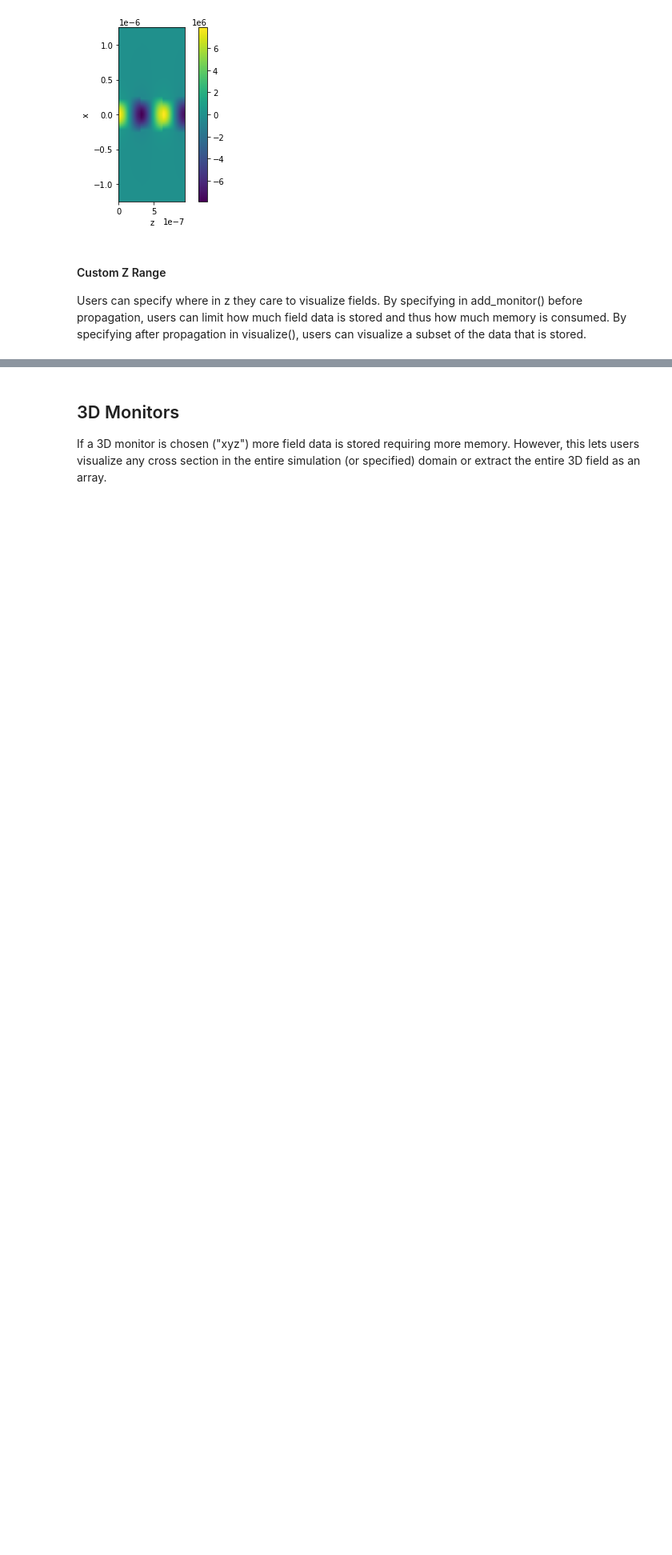
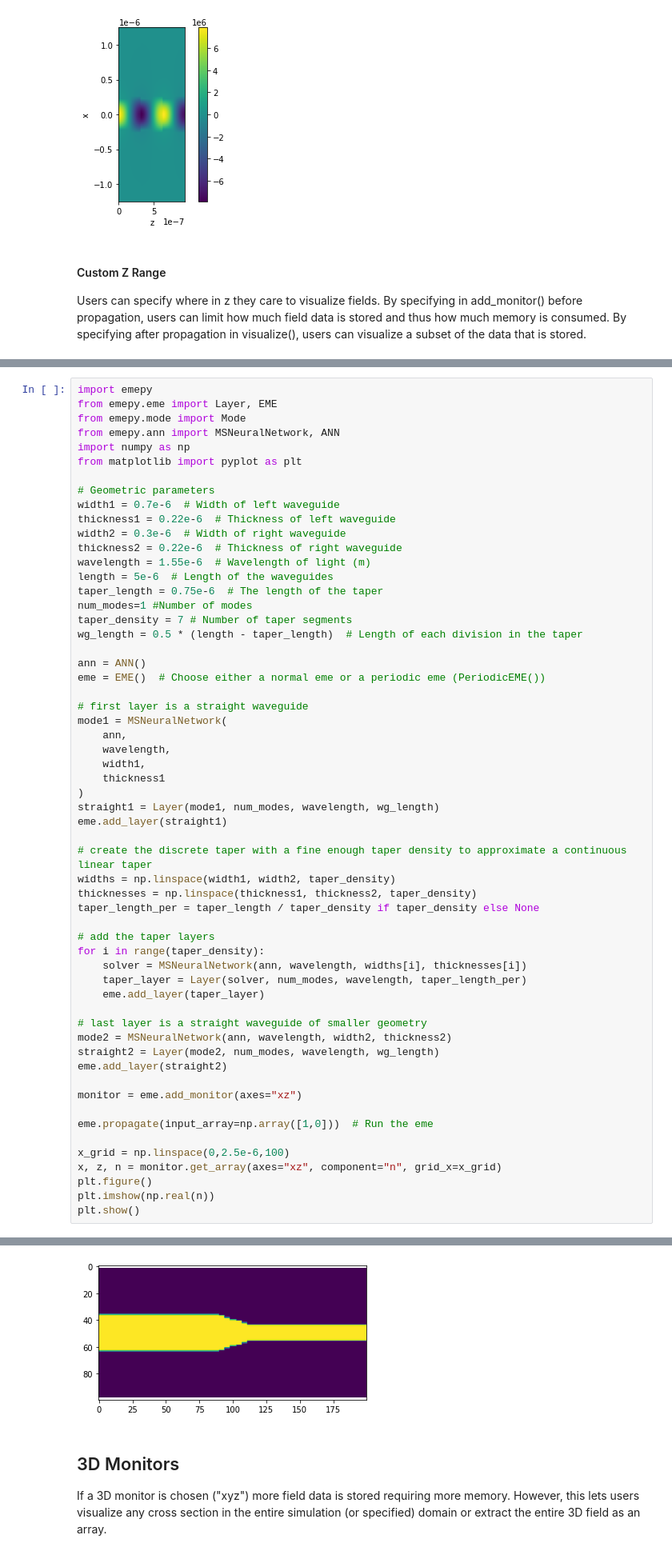
Before and after one commit to BYUCamachoLab/emepy, a Jupyter notebook: examples/tutorials/monitors.ipynb, the cells around one changed output, grey strips where cells are left out. Shown: that part at 80% size. Drawn from its saved outputs; the diff is of its cells as text; blank space fills up the shorter version.

```diff
--- a/examples/tutorials/monitors.ipynb
+++ b/examples/tutorials/monitors.ipynb
@@ -195,0 +200,59 @@ plt.show()
+# %%
+import emepy
+from emepy.eme import Layer, EME
+from emepy.mode import Mode
+from emepy.ann import MSNeuralNetwork, ANN
+import numpy as np
+from matplotlib import pyplot as plt
+
+# Geometric parameters
+width1 = 0.7e-6  # Width of left waveguide
+thickness1 = 0.22e-6  # Thickness of left waveguide
+width2 = 0.3e-6  # Width of right waveguide
+thickness2 = 0.22e-6  # Thickness of right waveguide
+wavelength = 1.55e-6  # Wavelength of light (m)
+length = 5e-6  # Length of the waveguides
+taper_length = 0.75e-6  # The length of the taper
+num_modes=1 #Number of modes
+taper_density = 7 # Number of taper segments
+wg_length = 0.5 * (length - taper_length)  # Length of each division in the taper
+
+ann = ANN()
+eme = EME()  # Choose either a normal eme or a periodic eme (PeriodicEME())
+
+# first layer is a straight waveguide
+mode1 = MSNeuralNetwork(
+    ann,
+    wavelength,
+    width1,
+    thickness1
+)
+straight1 = Layer(mode1, num_modes, wavelength, wg_length)
+eme.add_layer(straight1)
+
+# create the discrete taper with a fine enough taper density to approximate a continuous linear taper
+widths = np.linspace(width1, width2, taper_density)
+thicknesses = np.linspace(thickness1, thickness2, taper_density)
+taper_length_per = taper_length / taper_density if taper_density else None
+
+# add the taper layers
+for i in range(taper_density):
+    solver = MSNeuralNetwork(ann, wavelength, widths[i], thicknesses[i])
+    taper_layer = Layer(solver, num_modes, wavelength, taper_length_per)
+    eme.add_layer(taper_layer)
+
+# last layer is a straight waveguide of smaller geometry
+mode2 = MSNeuralNetwork(ann, wavelength, width2, thickness2)
+straight2 = Layer(mode2, num_modes, wavelength, wg_length)
+eme.add_layer(straight2)
+
+monitor = eme.add_monitor(axes="xz")
+
+eme.propagate(input_array=np.array([1,0]))  # Run the eme
+
+x_grid = np.linspace(0,2.5e-6,100)
+x, z, n = monitor.get_array(axes="xz", component="n", grid_x=x_grid)
+plt.figure()
+plt.imshow(np.real(n))
+plt.show()
+# %% [output]
@@ -196,3 +261,4 @@ plt.show()
+[figure, added]
 # %% [markdown]
 ## 3D Monitors
 
```
Also changed, not shown: parts of 9 cells of this notebook, 38 other files.
